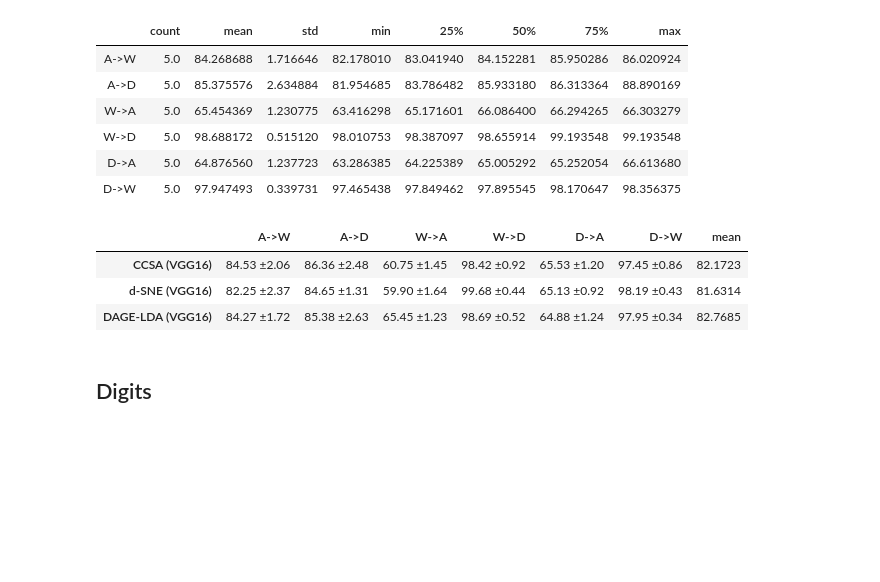
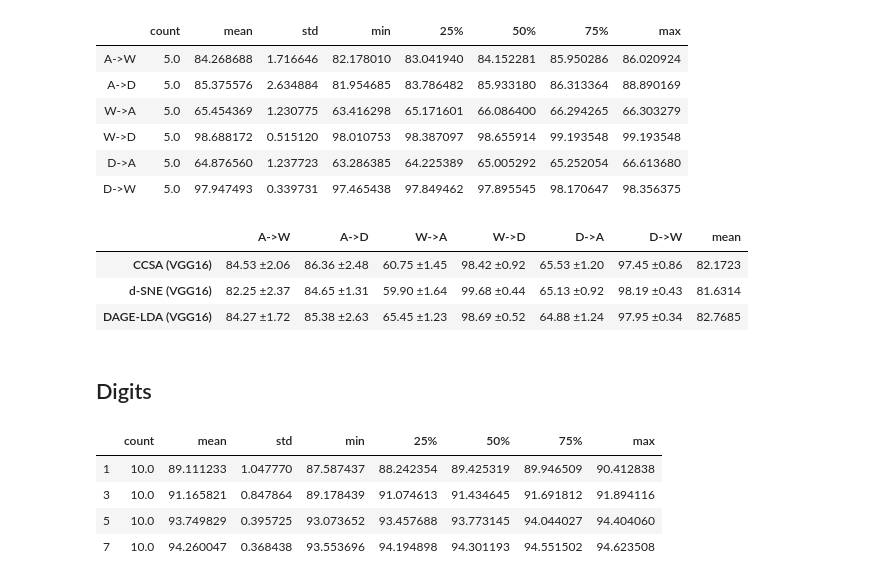
Before and after one commit to LukasHedegaard/dage, a Jupyter notebook: notebooks/test-eval.ipynb, the cells around one changed output. Saved outputs shown, nothing was run; the diff lists cells and outputs as text; code cells hidden in the pictures; blank space fills up the shorter version.

```diff
--- a/notebooks/test-eval.ipynb
+++ b/notebooks/test-eval.ipynb
@@ -566,3 +566,26 @@ df_vgg16_tuned_v2.style.apply(highlight_max)
 | DAGE-LDA (VGG16) | 84.27 ±1.72 | 85.38 ±2.63 | 65.45 ±1.23 | 98.69 ±0.52 | 64.88 ±1.24 | 97.95 ±0.34 | 82.7685 |
 # %% [markdown]
 ## Digits
+# %%
+ccsa_mu = pd.concat([
+    get_score_new(
+        report_paths=load_cls_rep_paths_new(
+            method='ccsa',
+            experiment_id='ccsa_mnist_usps_new',
+            config_dict={
+                'num_target_samples_per_class':num_tgt
+            }
+        ),
+        metric='recall',
+        avg_types=['weighted avg'],
+        map_col_name=lambda n: '{}'.format(num_tgt)
+    )*100
+    for num_tgt in [1,3,5,7]
+], sort=False)
+ccsa_mu.describe().T
+# %% [output]
+|  | count | mean | std | min | 25% | 50% | 75% | max |
+| 1 | 10.0 | 89.111233 | 1.047770 | 87.587437 | 88.242354 | 89.425319 | 89.946509 | 90.412838 |
+| 3 | 10.0 | 91.165821 | 0.847864 | 89.178439 | 91.074613 | 91.434645 | 91.691812 | 91.894116 |
+| 5 | 10.0 | 93.749829 | 0.395725 | 93.073652 | 93.457688 | 93.773145 | 94.044027 | 94.404060 |
+| 7 | 10.0 | 94.260047 | 0.368438 | 93.553696 | 94.194898 | 94.301193 | 94.551502 | 94.623508 |
```
Also changed, not shown: parts of 4 cells of this notebook.
